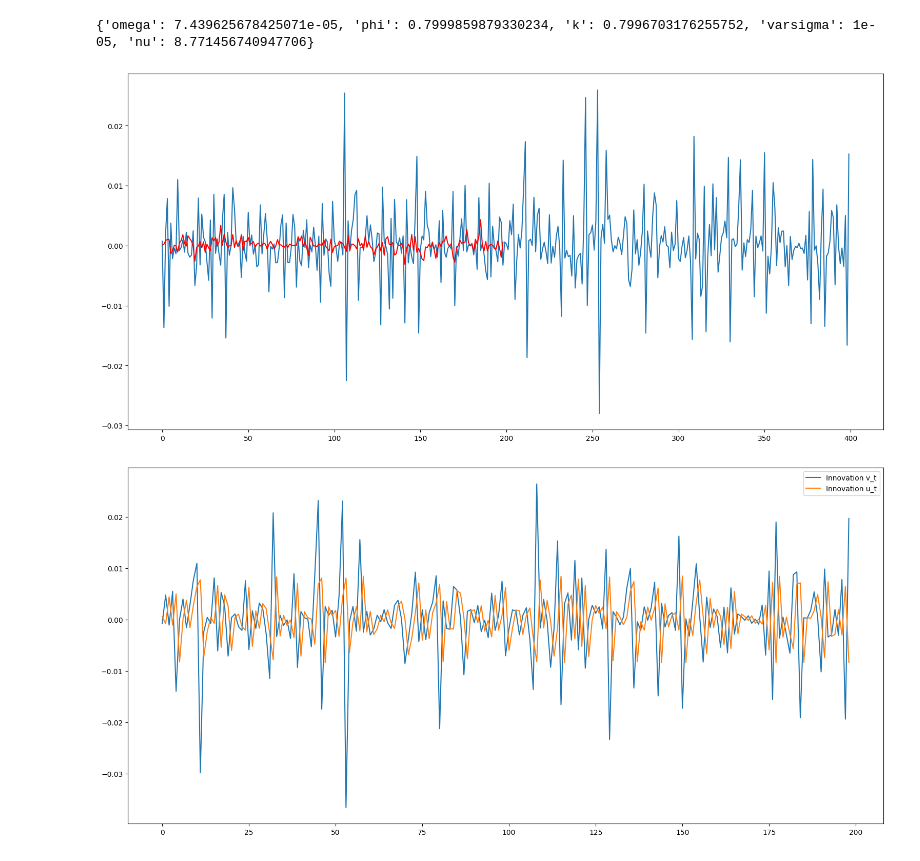
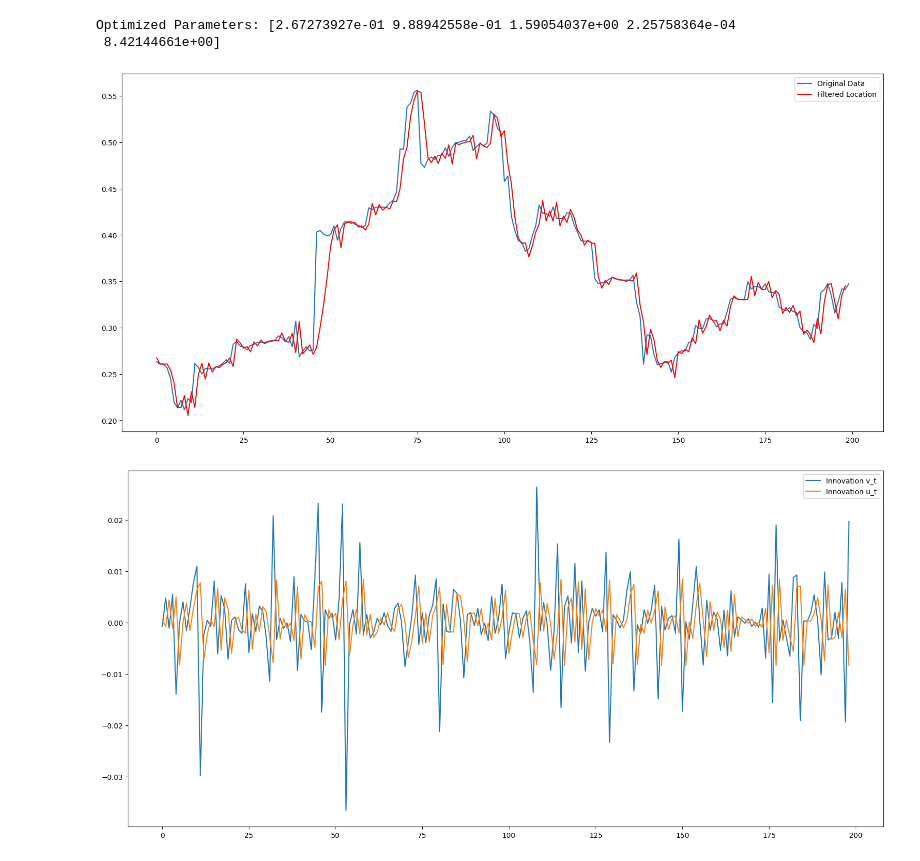
Before and after one commit to AE452/ScoreDrivenModels, a Jupyter notebook: scoredriven_test.ipynb, the cells around one changed output. Drawn from its saved outputs; the diff is of its cells as text; code cells hidden in the pictures.

```diff
--- a/scoredriven_test.ipynb
+++ b/scoredriven_test.ipynb
@@ -19,5 +37,7 @@ df.vol.plot()
 # %%
-series = df['ret']
+saving = False #True if you want to save the results
+
+series = stock_data_with_volatility[['Volatility']]
 train_size=200
 test_size=8
 end_train = 100 + train_size
@@ -91,27 +151,39 @@ final_res[['test','pred']].to_csv('./vol_scoredriven.csv')
-# %%
-#volatilita' media al quadrato come valore iniziale
-# arma + garch
-# score driven location + beta-t-garch
-omega = 0
-phi = 0.8 #6-7
-k = 0.8
-varsigma = 1
-nu = 8
-
-theta = [omega, phi, k, varsigma, nu]
-
-est = uDCS_t_model_estimator(train, theta)
-theta_list = est['theta_list']
-print(theta_list)
-
-filtered = uDCS_t_model_filter(train, est['theta'])
-plt.figure(figsize=(19,9))
-plt.plot(dati)
-plt.plot(pd.DataFrame(filtered['Dynamic_Location']), color='red')
-plt.show()
-# %% [output]
-{'omega': 7.439625678425071e-05, 'phi': 0.7999859879330234, 'k': 0.7996703176255752, 'varsigma': 1e-05, 'nu': 8.771456740947706}
-[figure, removed]
+# %%
+import matplotlib.pyplot as plt
+
+# Initialize parameters
+omega = 0
+phi = 0.8  # 6-7
+k = 0.8
+varsigma = 1
+nu = 8
+
+# Create a list of the initial parameters
+theta = [omega, phi, k, varsigma, nu]
+
+# Create an instance of the UDCS_t_Model class
+model = UDCS_t_Model(*theta)
+
+# Estimate model parameters (fit the model)
+est = model.fit(train)  # Use your train dataset here
+
+# Extract the optimized parameters
+theta_list = est['theta']
+print("Optimized Parameters:", theta_list)
+
+# Apply the filter to the train data
+filtered = model.filter(train)  # Filtered dynamic location from the model
+
+# Plot the data and the filtered dynamic location
+plt.figure(figsize=(19, 9))
+plt.plot(train, label='Original Data')
+plt.plot(filtered['Dynamic_Location'], color='red', label='Filtered Location')
+plt.legend()
+plt.show()
+# %% [output]
+Optimized Parameters: [2.67273927e-01 9.88942558e-01 1.59054037e+00 2.25758364e-04
+ 8.42144661e+00]
+[figure, added]
 # %%
 import matplotlib.pyplot as plt
 import pandas as pd
```
Also changed, not shown: parts of 17 cells of this notebook, 1 other file.
